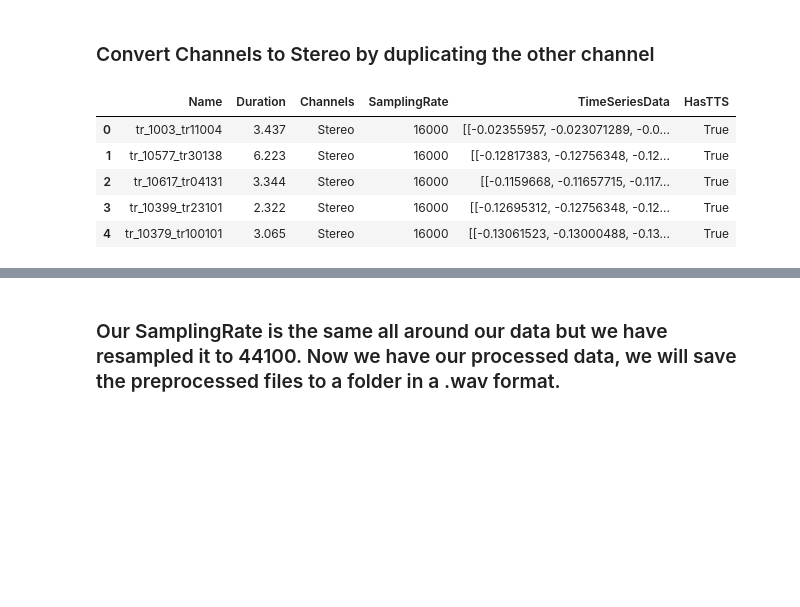
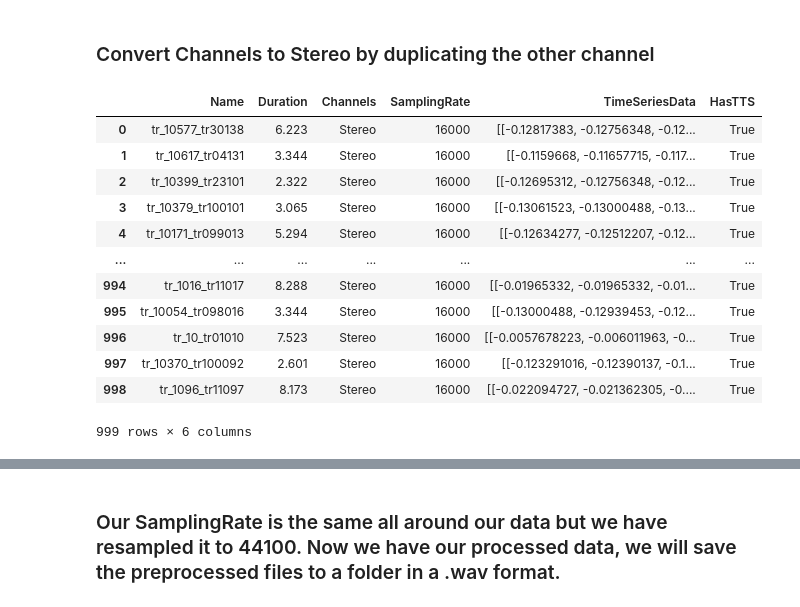
Before and after one commit to ItsDebol/AMH-STT, a Jupyter notebook: notebooks/AudioManipulation.ipynb, the cells around one changed output, grey strips where cells are left out. Cells and saved outputs as stored; diff of their text form; code cells hidden in the pictures; blank space fills up the shorter version.

```diff
--- a/notebooks/AudioManipulation.ipynb
+++ b/notebooks/AudioManipulation.ipynb
@@ -59,14 +71,21 @@ vis.plot_series(df_train_audio_data.loc[0,"TimeSeriesData"])
 ### Convert Channels to Stereo by duplicating the other channel
 # %%
 am_train.convert_stereo_audio()
-am_train.get_audio_info().head()
+am_train.get_audio_info()
 # %% [output]
 |  | Name | Duration | Channels | SamplingRate | TimeSeriesData | HasTTS |
-| 0 | tr_1003_tr11004 | 3.437 | Stereo | 16000 | [[-0.02355957, -0.023071289, -0.0... | True |
-| 1 | tr_10577_tr30138 | 6.223 | Stereo | 16000 | [[-0.12817383, -0.12756348, -0.12... | True |
-| 2 | tr_10617_tr04131 | 3.344 | Stereo | 16000 | [[-0.1159668, -0.11657715, -0.117... | True |
-| 3 | tr_10399_tr23101 | 2.322 | Stereo | 16000 | [[-0.12695312, -0.12756348, -0.12... | True |
-| 4 | tr_10379_tr100101 | 3.065 | Stereo | 16000 | [[-0.13061523, -0.13000488, -0.13... | True |
+| 0 | tr_10577_tr30138 | 6.223 | Stereo | 16000 | [[-0.12817383, -0.12756348, -0.12... | True |
+| 1 | tr_10617_tr04131 | 3.344 | Stereo | 16000 | [[-0.1159668, -0.11657715, -0.117... | True |
+| 2 | tr_10399_tr23101 | 2.322 | Stereo | 16000 | [[-0.12695312, -0.12756348, -0.12... | True |
+| 3 | tr_10379_tr100101 | 3.065 | Stereo | 16000 | [[-0.13061523, -0.13000488, -0.13... | True |
+| 4 | tr_10171_tr099013 | 5.294 | Stereo | 16000 | [[-0.12634277, -0.12512207, -0.12... | True |
+| ... | ... | ... | ... | ... | ... | ... |
+| 994 | tr_1016_tr11017 | 8.288 | Stereo | 16000 | [[-0.01965332, -0.01965332, -0.01... | True |
+| 995 | tr_10054_tr098016 | 3.344 | Stereo | 16000 | [[-0.13000488, -0.12939453, -0.12... | True |
+| 996 | tr_10_tr01010 | 7.523 | Stereo | 16000 | [[-0.0057678223, -0.006011963, -0... | True |
+| 997 | tr_10370_tr100092 | 2.601 | Stereo | 16000 | [[-0.123291016, -0.12390137, -0.1... | True |
+| 998 | tr_1096_tr11097 | 8.173 | Stereo | 16000 | [[-0.022094727, -0.021362305, -0.... | True |
+999 rows × 6 columns
 # %%
 # am_train.get_audio_info().head().loc[0,"TimeSeriesData"].shape
 num_rows, y_len = am_train.get_audio_info().loc[0,"TimeSeriesData"].shape
```
Also changed, not shown: parts of 19 cells of this notebook.
